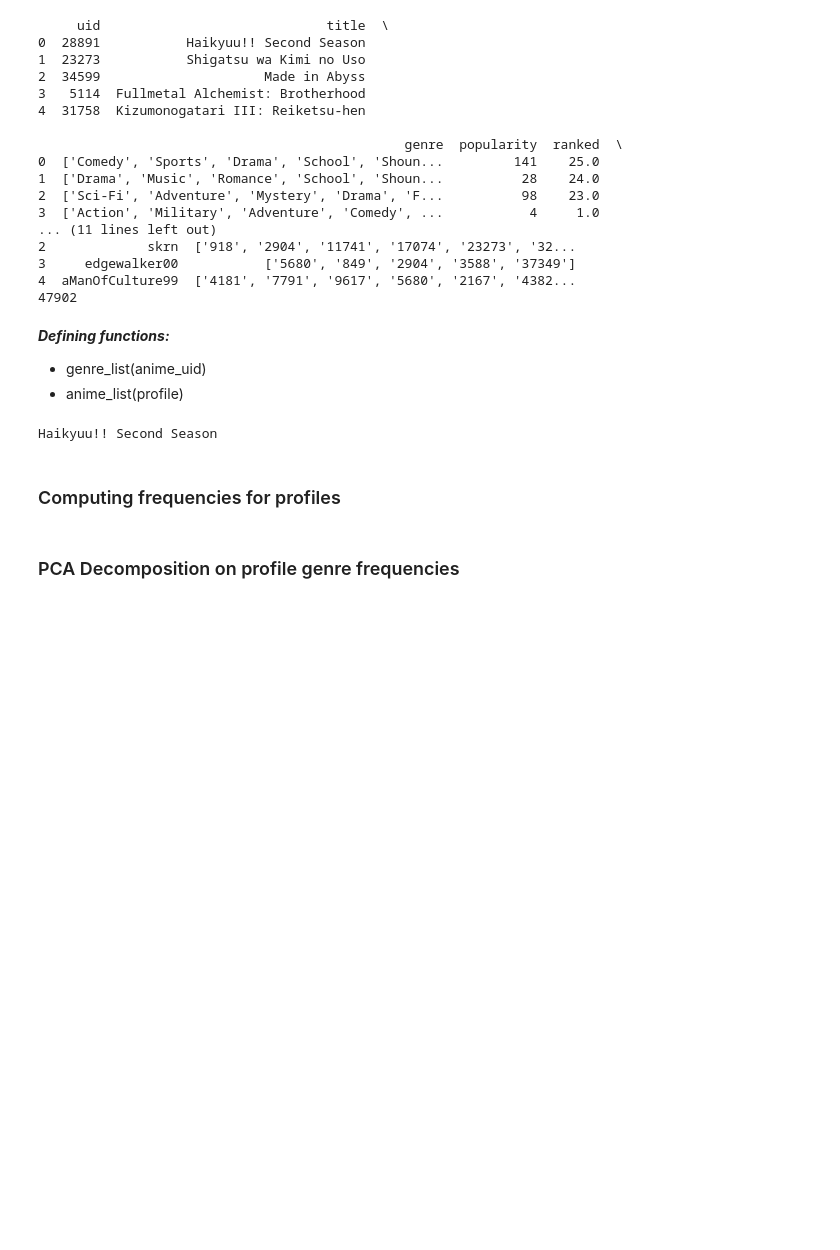
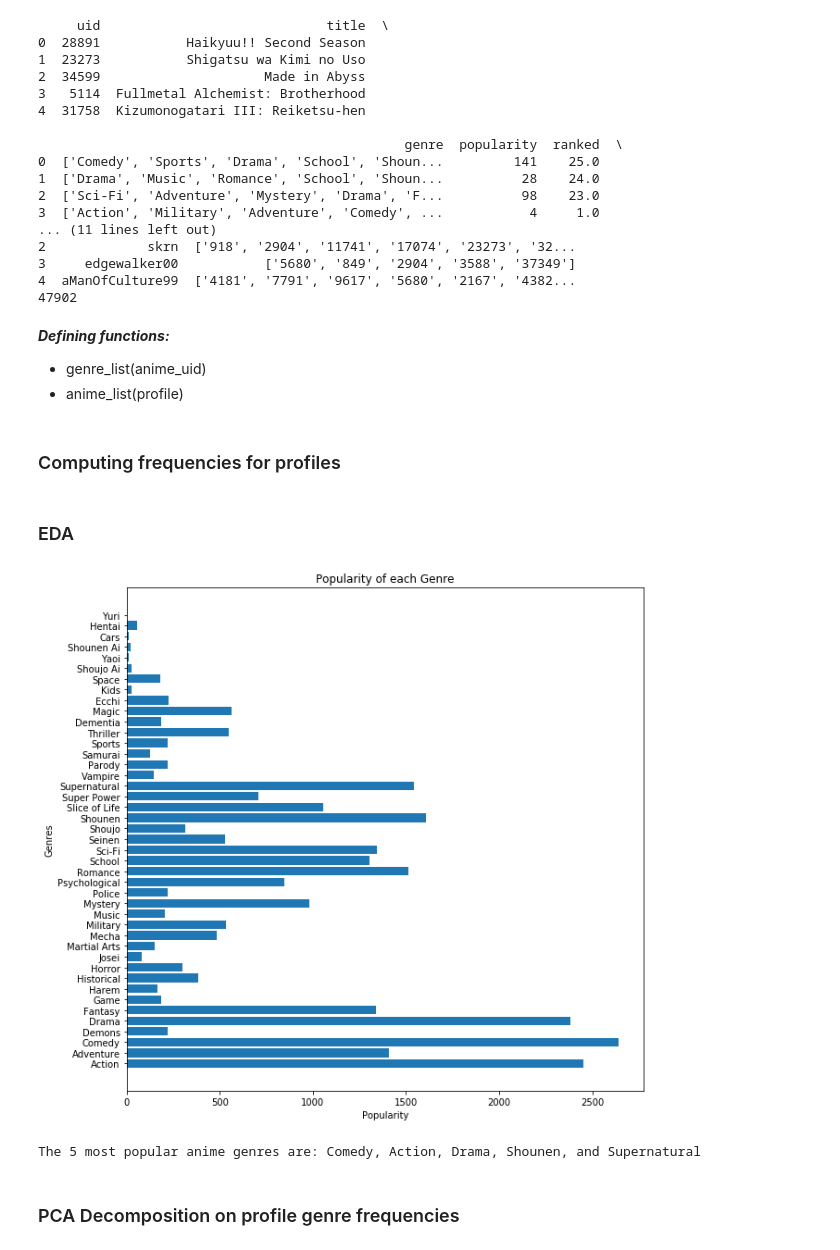
Before and after one commit to schau1121/Anime-Recommendation-System, a Jupyter notebook: Anime Recommendation System.ipynb, the cells around one changed output. Drawn from its saved outputs; the diff is of its cells as text; code cells hidden in the pictures; blank space fills up the shorter version.

```diff
--- a/Anime Recommendation System.ipynb
+++ b/Anime Recommendation System.ipynb
@@ -71,8 +72,16 @@ def anime_name(anime_uid):
     return animes_df.loc[animes_df["uid"] == anime_uid]["title"].array[0]
 
 #print(anime_name(28891))
+
+def gen_frequencies(anime_list):
+    curr_list = []
+    for anime_uid in anime_list:
+        uid = anime_uid.replace("'", "")
+        curr_list += genre_list(uid)
+    num_genres = len(curr_list)
+    genre_series = pd.Series(curr_list)
+    genre_frequencies = genre_series.value_counts() / num_genres
+    return genre_frequencies
-# %% [output]
-Haikyuu!! Second Season
 # %% [markdown]
 ### Computing frequencies for profiles
 # %%
@@ -91,6 +100,27 @@ Haikyuu!! Second Season
 #df_profile_freq = df_profile_freq.drop(columns=[""])
 #df_profile_freq = df_profile_freq.fillna(0)
 #df_profile_freq.to_csv("profile_genres.csv", index=False)
+# %% [markdown]
+### EDA
+# %%
+df_freq = pd.read_csv("profile_genres.csv")
+genres = df_freq.columns
+sums=[]
+for genre in genres:
+    curr = df_freq[genre].sum()
+    sums.append(curr)
+
+plt.figure(figsize=(10,10))
+plt.barh(genres, sums)
+plt.ylabel("Genres")
+plt.xlabel("Popularity")
+plt.title("Popularity of each Genre")
+plt.show()
+
+print("The 5 most popular anime genres are: Comedy, Action, Drama, Shounen, and Supernatural")
+# %% [output]
+[figure, added]
+The 5 most popular anime genres are: Comedy, Action, Drama, Shounen, and Supernatural
 # %% [markdown]
 ### PCA Decomposition on profile genre frequencies
 # %%
```
Also changed, not shown: parts of 11 cells of this notebook.
